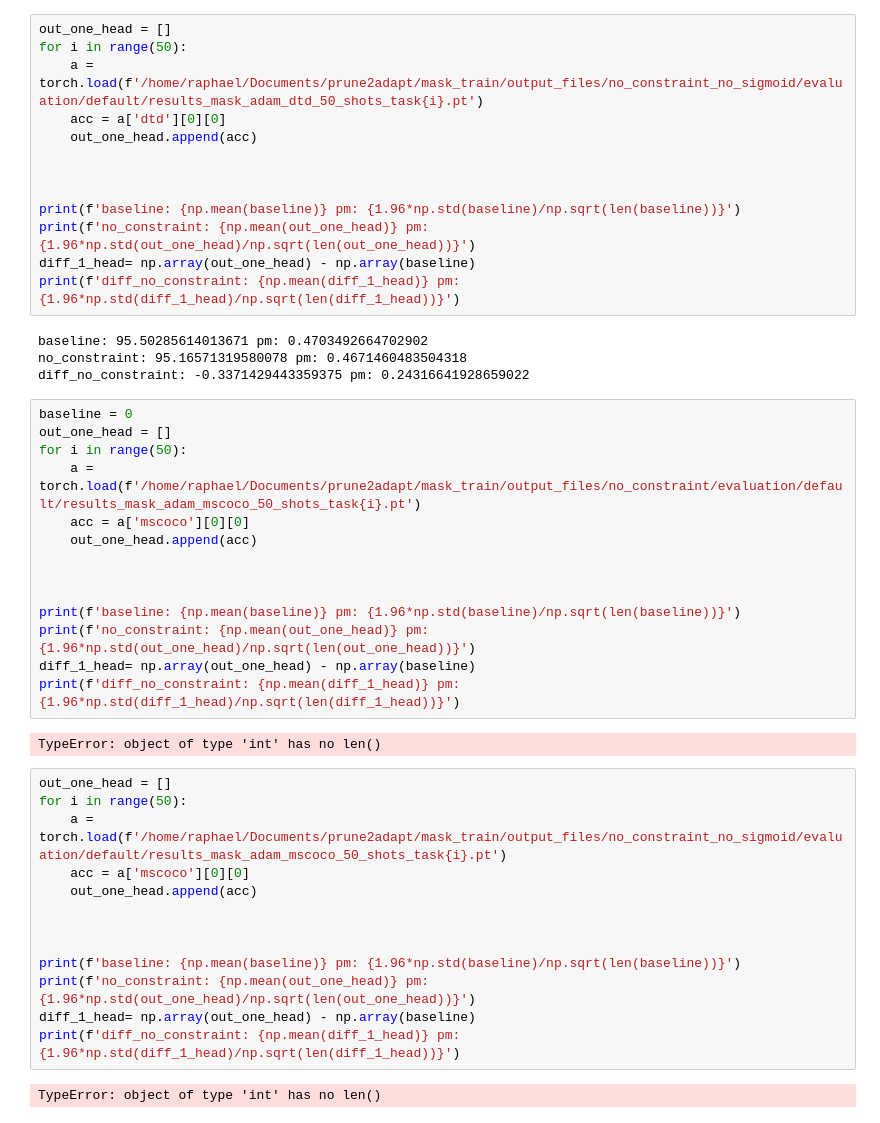
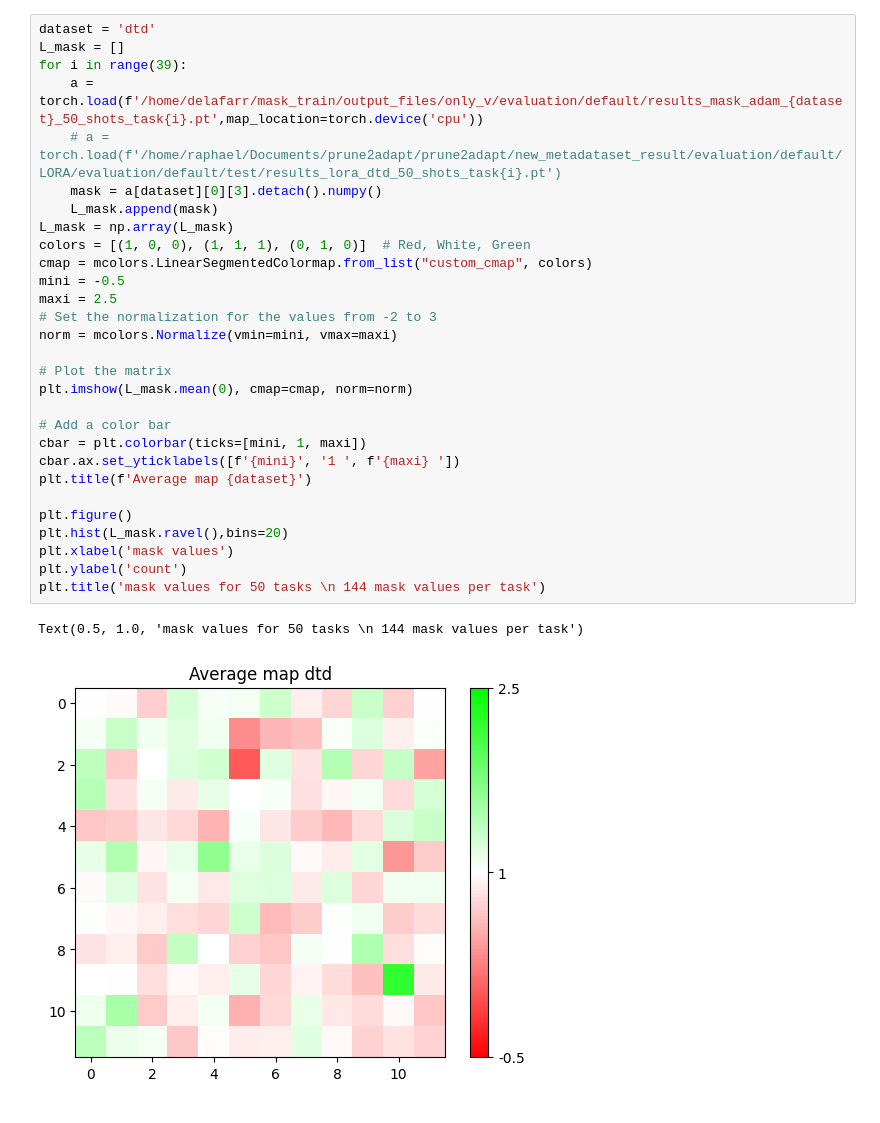
Before and after one commit to RafLaf/mask_train, a Jupyter notebook: notebooks/mask.ipynb, the cells around one changed output. Saved outputs shown, nothing was run; the diff lists cells and outputs as text.

Commit message:
1+mask

```diff
--- a/notebooks/mask.ipynb
+++ b/notebooks/mask.ipynb
@@ -200,48 +74,32 @@ diff_no_constraint: -0.3371429443359375 pm: 0.24316641928659022
-# %%
-out_one_head = []
-for i in range(50):
-    a = torch.load(f'/home/raphael/Documents/prune2adapt/mask_train/output_files/no_constraint_no_sigmoid/evaluation/default/results_mask_adam_dtd_50_shots_task{i}.pt')
-    acc = a['dtd'][0][0]
-    out_one_head.append(acc)
-
-
-
-print(f'baseline: {np.mean(baseline)} pm: {1.96*np.std(baseline)/np.sqrt(len(baseline))}')
-print(f'no_constraint: {np.mean(out_one_head)} pm: {1.96*np.std(out_one_head)/np.sqrt(len(out_one_head))}')
-diff_1_head= np.array(out_one_head) - np.array(baseline)
-print(f'diff_no_constraint: {np.mean(diff_1_head)} pm: {1.96*np.std(diff_1_head)/np.sqrt(len(diff_1_head))}')
-# %% [output]
-baseline: 95.50285614013671 pm: 0.4703492664702902
-no_constraint: 95.16571319580078 pm: 0.4671460483504318
-diff_no_constraint: -0.3371429443359375 pm: 0.24316641928659022
-# %%
-baseline = 0
-out_one_head = []
-for i in range(50):
-    a = torch.load(f'/home/raphael/Documents/prune2adapt/mask_train/output_files/no_constraint/evaluation/default/results_mask_adam_mscoco_50_shots_task{i}.pt')
-    acc = a['mscoco'][0][0]
-    out_one_head.append(acc)
-
-
-
-print(f'baseline: {np.mean(baseline)} pm: {1.96*np.std(baseline)/np.sqrt(len(baseline))}')
-print(f'no_constraint: {np.mean(out_one_head)} pm: {1.96*np.std(out_one_head)/np.sqrt(len(out_one_head))}')
-diff_1_head= np.array(out_one_head) - np.array(baseline)
-print(f'diff_no_constraint: {np.mean(diff_1_head)} pm: {1.96*np.std(diff_1_head)/np.sqrt(len(diff_1_head))}')
-# %% [output]
-TypeError: object of type 'int' has no len()
-# %%
-out_one_head = []
-for i in range(50):
-    a = torch.load(f'/home/raphael/Documents/prune2adapt/mask_train/output_files/no_constraint_no_sigmoid/evaluation/default/results_mask_adam_mscoco_50_shots_task{i}.pt')
-    acc = a['mscoco'][0][0]
-    out_one_head.append(acc)
-
-
-
-print(f'baseline: {np.mean(baseline)} pm: {1.96*np.std(baseline)/np.sqrt(len(baseline))}')
-print(f'no_constraint: {np.mean(out_one_head)} pm: {1.96*np.std(out_one_head)/np.sqrt(len(out_one_head))}')
-diff_1_head= np.array(out_one_head) - np.array(baseline)
-print(f'diff_no_constraint: {np.mean(diff_1_head)} pm: {1.96*np.std(diff_1_head)/np.sqrt(len(diff_1_head))}')
-# %% [output]
-TypeError: object of type 'int' has no len()
+# %%
+dataset = 'dtd'
+L_mask = []
+for i in range(39):
+    a = torch.load(f'/home/delafarr/mask_train/output_files/only_v/evaluation/default/results_mask_adam_{dataset}_50_shots_task{i}.pt',map_location=torch.device('cpu'))
+    # a = torch.load(f'/home/raphael/Documents/prune2adapt/prune2adapt/new_metadataset_result/evaluation/default/LORA/evaluation/default/test/results_lora_dtd_50_shots_task{i}.pt')
+    mask = a[dataset][0][3].detach().numpy()
+    L_mask.append(mask)
+L_mask = np.array(L_mask)
+colors = [(1, 0, 0), (1, 1, 1), (0, 1, 0)]  # Red, White, Green
+cmap = mcolors.LinearSegmentedColormap.from_list("custom_cmap", colors)
+mini = -0.5
+maxi = 2.5
+# Set the normalization for the values from -2 to 3
+norm = mcolors.Normalize(vmin=mini, vmax=maxi)
+
+# Plot the matrix
+plt.imshow(L_mask.mean(0), cmap=cmap, norm=norm)
+
+# Add a color bar
+cbar = plt.colorbar(ticks=[mini, 1, maxi])
+cbar.ax.set_yticklabels([f'{mini}', '1 ', f'{maxi} '])
+plt.title(f'Average map {dataset}')
+
+plt.figure()
+plt.hist(L_mask.ravel(),bins=20)
+plt.xlabel('mask values')
+plt.ylabel('count')
+plt.title('mask values for 50 tasks \n 144 mask values per task')
+# %% [output]
+Text(0.5, 1.0, 'mask values for 50 tasks \n 144 mask values per task')
+[figure, added]
```
Also changed, not shown: parts of 13 cells of this notebook, 5 other files.
